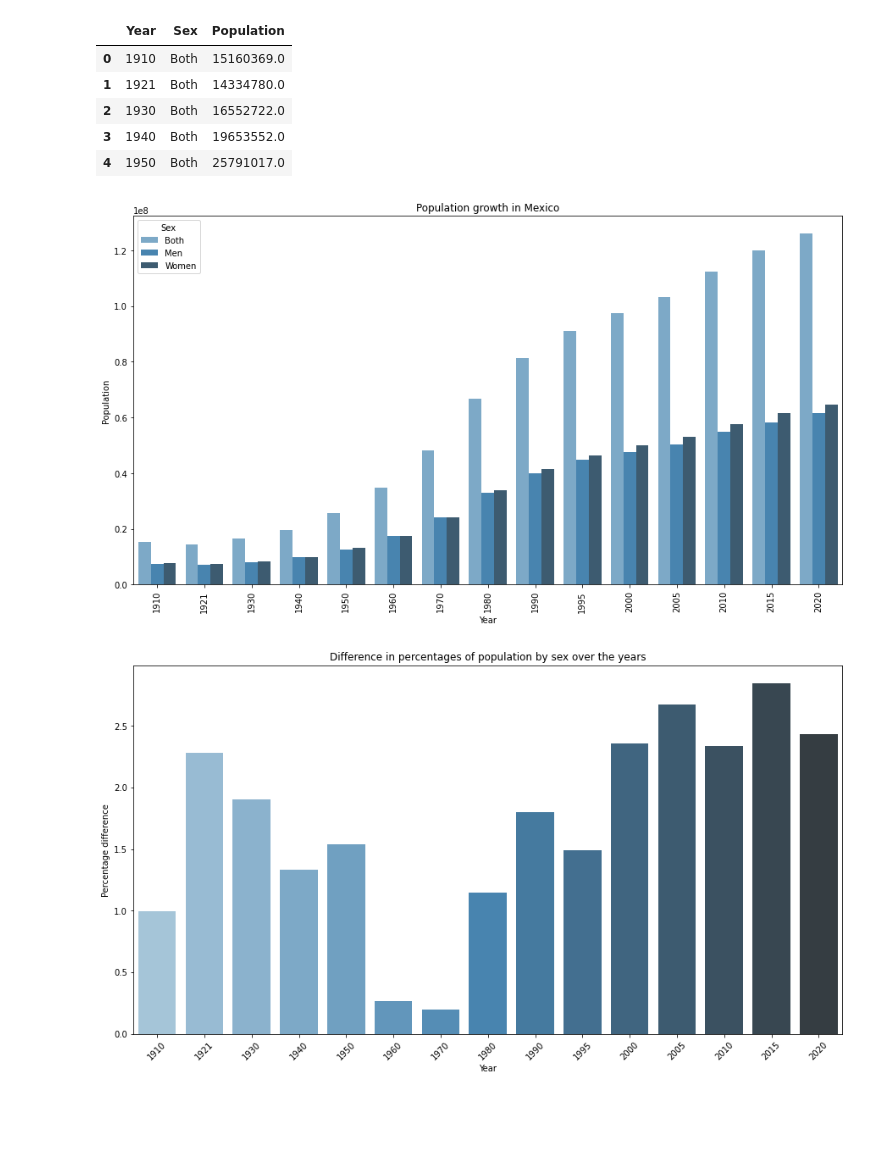
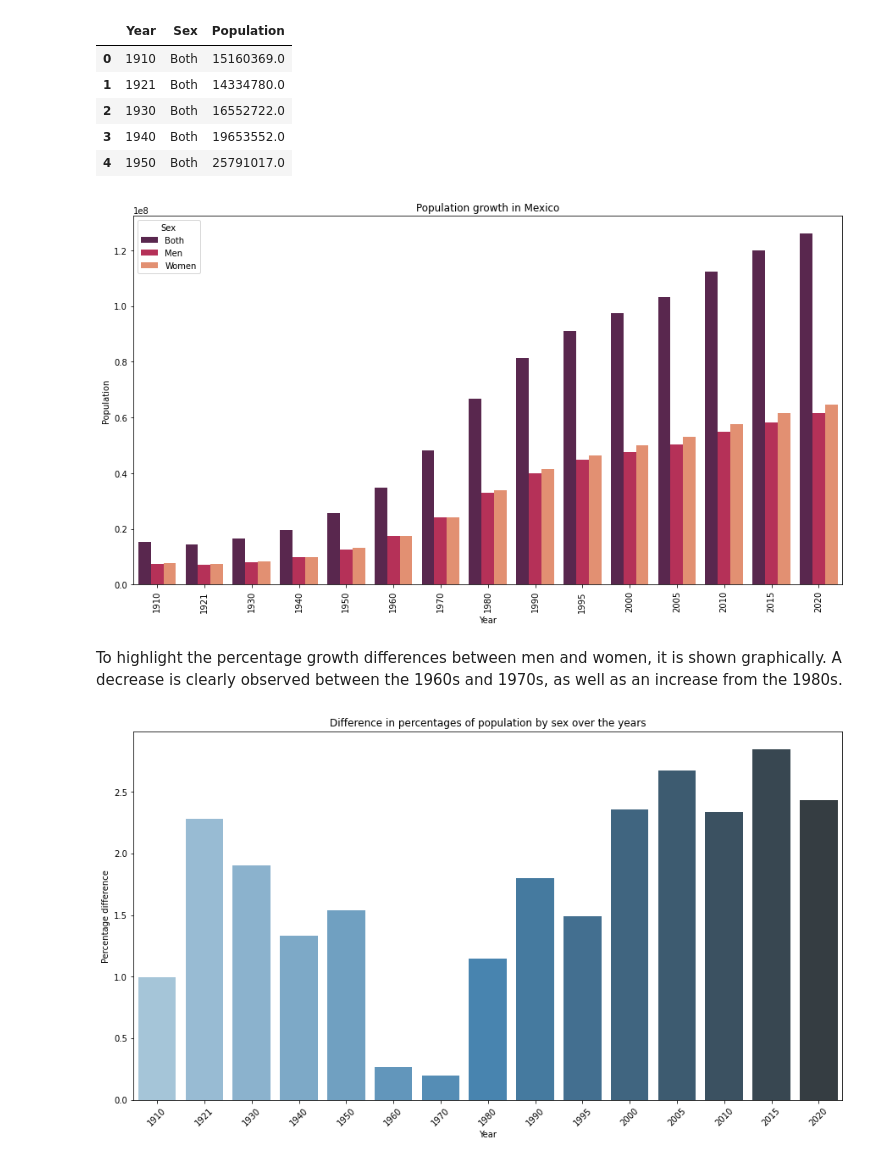
Before and after one commit to aarondiuz/Proyecto_Censo, a Jupyter notebook: Proyecto_Censo.ipynb, the cells around one changed output. Drawn from its saved outputs; the diff is of its cells as text; code cells hidden in the pictures; blank space fills up the shorter version.

```diff
--- a/Proyecto_Censo.ipynb
+++ b/Proyecto_Censo.ipynb
@@ -71,15 +167,15 @@ if response.status_code==200:
     #print(Series)
 
     #Obtención de la lista de observaciones
-    Lista_PoblacionTotal = []
+    List_TotalPopulation = []
     Lista_Periodo = []
     for obs in Series:
-        Lista_PoblacionTotal.append(float(obs['OBS_VALUE']))
+        List_TotalPopulation.append(float(obs['OBS_VALUE']))
         Lista_Periodo.append(int(obs['TIME_PERIOD']))
 
     #Generación del promedio de la lista de observaciones
-    for i in range(0,len(Lista_PoblacionTotal)):
-        print(str(Lista_Periodo[i])+":",Lista_PoblacionTotal[i])
+    for i in range(0,len(List_TotalPopulation)):
+        print(str(Lista_Periodo[i])+":",List_TotalPopulation[i])
 # %% [output]
 1910: 15160369.0
 1921: 14334780.0
@@ -150,7 +251,7 @@ if response.status_code==200:
 # DataFrame creation
 import pandas as pd
 
-poblacionDict = {'Year': Lista_Periodo, 'Both': Lista_PoblacionTotal,'Men': Lista_PoblacionHombres,'Women': Lista_PoblacionMujeres}
+poblacionDict = {'Year': Lista_Periodo, 'Both': List_TotalPopulation,'Men': Lista_PoblacionHombres,'Women': Lista_PoblacionMujeres}
 PoblacionDF = pd.DataFrame(poblacionDict)
 PoblacionDF
 # %% [output]
@@ -184,11 +285,13 @@ df.head()
 # %%
 plt.figure(figsize=(15,8))
 plt.title('Population growth in Mexico')
-sns.barplot(x='Year', y='Population', data=df, hue='Sex', palette="Blues_d")
+sns.barplot(x='Year', y='Population', data=df, hue='Sex', palette="rocket")
 plt.xticks(rotation=90)
 plt.show()
 # %% [output]
-[figure, old version]
+[figure, new version]
+# %% [markdown]
+To highlight the percentage growth differences between men and women, it is shown graphically. A decrease is clearly observed between the 1960s and 1970s, as well as an increase from the 1980s.
 # %%
 # Positive values means predominance of women, negative values means predominance of men
 PoblacionDF['DiffP'] = 100*(PoblacionDF['Women']-PoblacionDF['Men'])/PoblacionDF['Both']
```
Also changed, not shown: parts of 23 cells of this notebook.
